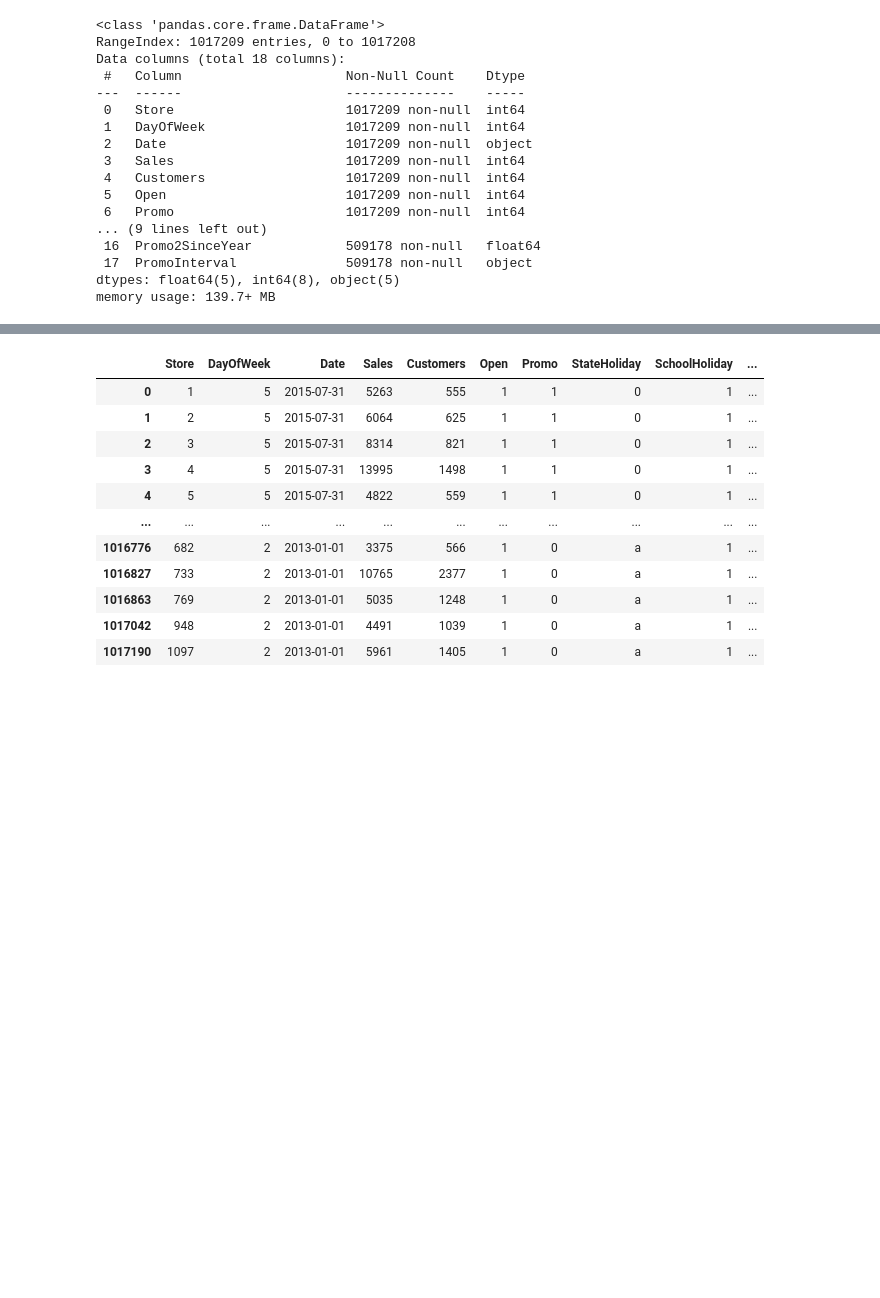
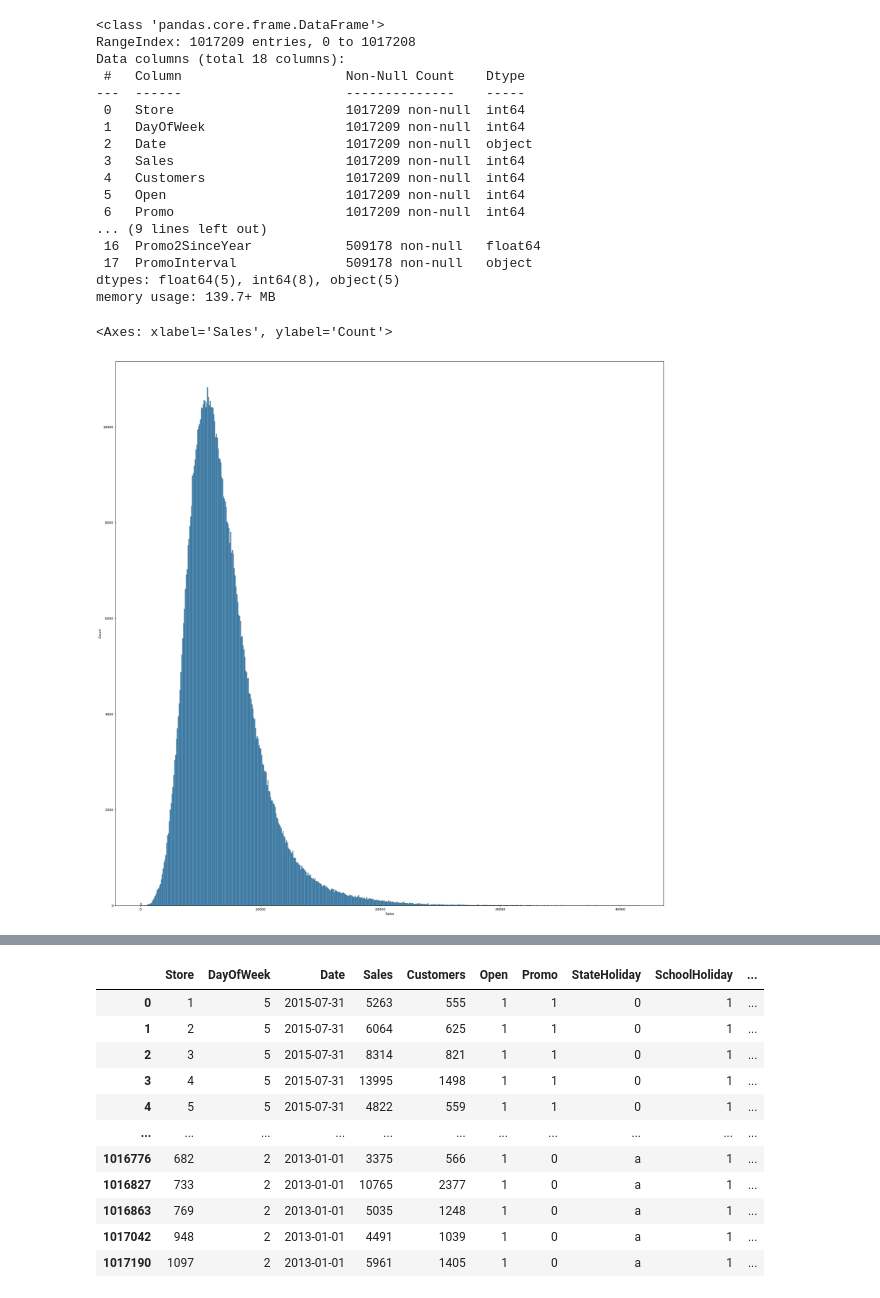
Before and after one commit to gachempa/KRBV0723, a Jupyter notebook: MachineLearning/ML-Rossman_GBM.ipynb, the cells around one changed output, grey strips where cells are left out. Drawn from its saved outputs; the diff is of its cells as text; code cells hidden in the pictures; blank space fills up the shorter version.

Commit message:
added sns plot for sales

```diff
--- a/MachineLearning/ML-Rossman_GBM.ipynb
+++ b/MachineLearning/ML-Rossman_GBM.ipynb
@@ -143,6 +143,11 @@ Data columns (total 18 columns):
  17  PromoInterval              509178 non-null   object
 dtypes: float64(5), int64(8), object(5)
 memory usage: 139.7+ MB
+# %%
+sns.histplot(data=merged_df,x='Sales')
+# %% [output]
+<Axes: xlabel='Sales', ylabel='Count'>
+[figure, added]
 # %%
 def split_date(df):
     df['Date'] = pd.to_datetime(df['Date'])
```
Also changed, not shown: parts of 6 cells of this notebook.
